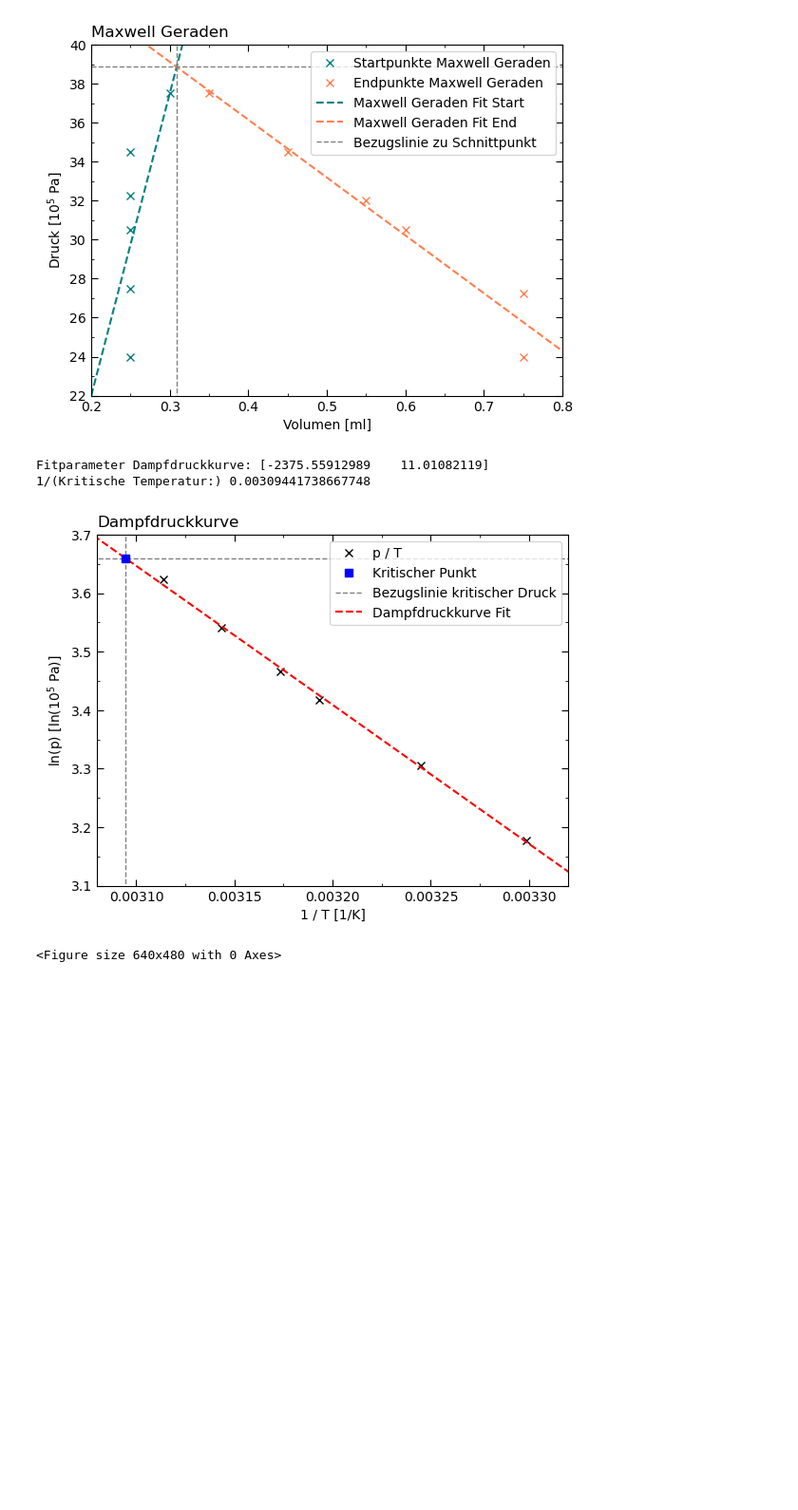
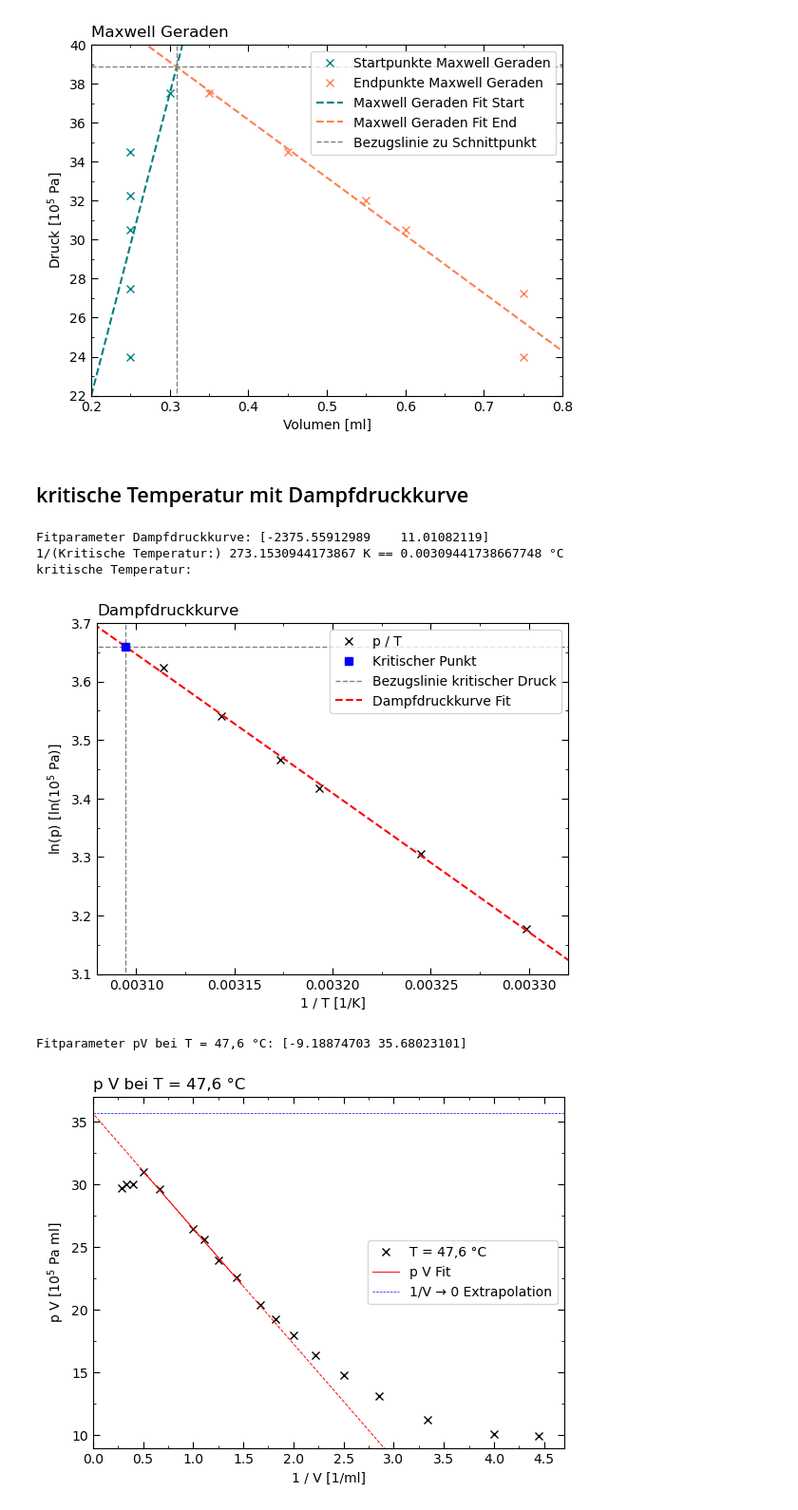
Before and after one commit to Bonsai-Tr33/C-Praktikum, a Jupyter notebook: 31/Evaluation/Evaluate.ipynb, the cells around one changed output. Shown: that part at 95% size. Drawn from its saved outputs; the diff is of its cells as text; code cells hidden in the pictures; blank space fills up the shorter version.

```diff
--- a/31/Evaluation/Evaluate.ipynb
+++ b/31/Evaluation/Evaluate.ipynb
@@ -120,6 +127,8 @@ Fitparameter Startpunkte Maxwell Geraden: [155.  -9.]
 Fitparameter Endpunkte Maxwell Geraden: [-29.66019417  48.01294498]
 Intersection point: ( 0.30874518051065675 , 38.855502979150536 )
 [figure]
+# %% [markdown]
+## kritische Temperatur mit Dampfdruckkurve
 # %%
 # Dampfdruckkurve implimentieren
 DataPT = np.array([[24, 303.15], [27.25, 308.15], [30.5, 313.15], [32, 315.15], [34.5, 318.15], [37.5, 321.15]])
@@ -130,7 +139,8 @@ aPT, bPT = paramsPT
 print('Fitparameter Dampfdruckkurve:', paramsPT)
 
 TK = (np.log(y_int) - bPT)*1/aPT
-print('1/(Kritische Temperatur:)', TK)
+print('1/(Kritische Temperatur:)', TK+273.15, 'K ==', TK, '°C')
+print('kritische Temperatur:')
 
 plt.plot(1/DataPT[:,1], np.log(DataPT[:,0]), 'x', label='p / T', color='black')
 plt.plot(TK, np.log(y_int), 's', label='Kritischer Punkt', color='blue', zorder=5)
@@ -150,10 +160,54 @@ plt.tick_params(axis='both', which='major', direction='in', right=True, top=True
 plt.xlim(0.00308, 0.00332)
 plt.ylim(3.1, 3.7)
 plt.legend()
+plt.savefig(img_path / 'Dampfdruckkurve.png', bbox_inches='tight')
 plt.show()
-plt.savefig(img_path / 'Dampfdruckkurve.png', bbox_inches='tight')
 # %% [output]
 Fitparameter Dampfdruckkurve: [-2375.55912989    11.01082119]
-1/(Kritische Temperatur:) 0.00309441738667748
+1/(Kritische Temperatur:) 273.1530944173867 K == 0.00309441738667748 °C
+kritische Temperatur:
 [figure]
-<Figure size 640x480 with 0 Axes>
+# %%
+TK += 273.15
+
+# für 47,6 °C gibt es Data48
+pV48 = np.array([Data48[i][0] * Data48[i][1] for i in range(len(Data48))])
+Vinv48 = np.array([1/Data48[i][1] for i in range(len(Data48))])
+
+limp = 1.5
+limm = 0.5
+
+mask = (Vinv48 <= limp) & (Vinv48 >= limm)
+paramPV48, covPV48 = sc.curve_fit(lin, Vinv48[mask], pV48[mask])
+errorsPV48 = np.sqrt(np.diag(covPV48))
+aPV48, bPV48 = paramPV48
+
+fitRange = np.linspace(-1, 5, 100)
+maskF = (fitRange <= limp) & (fitRange >= limm)
+
+print('Fitparameter pV bei T = 47,6 °C:', paramPV48)
+
+plt.plot(Vinv48, pV48, 'x', label='T = 47,6 °C', color='black')
+plt.plot(fitRange[maskF], lin(fitRange[maskF], *paramPV48), label='p V Fit', linestyle='-', color='red', linewidth=0.7)
+plt.plot(fitRange[~maskF], lin(fitRange[~maskF], *paramPV48), label='_nolegend_', linestyle='--', color='red', linewidth=0.7)
+# plt.vlines(x=limm, color='gray', linestyle='--', ymin=0, ymax=40, linewidth=0.5, label='Fitbereich')
+# plt.vlines(x=limp, color='gray', linestyle='--', ymin=0, ymax=40, linewidth=0.5)
+plt.hlines(y=bPV48, color='blue', linestyle='--', xmin=0, xmax=6, linewidth=0.5, label='1/V → 0 Extrapolation')
+plt.legend(loc='center right')
+plt.xlabel('1 / V [1/ml]')
+plt.ylabel('p V [10$^5$ Pa ml]')
+plt.title('p V bei T = 47,6 °C', loc='left')
+
+plt.gca().yaxis.set_minor_locator(AutoMinorLocator(2))
+plt.gca().xaxis.set_minor_locator(AutoMinorLocator(2))
+plt.xticks(np.arange(-1, 6, 0.5))
+plt.yticks(np.arange(5, 40, 5))
+plt.tick_params(axis='both', which='minor', direction='in', right=True, top=True)
+plt.tick_params(axis='both', which='major', direction='in', right=True, top=True, length=5)
+plt.xlim(0, 4.7)
+plt.ylim(9, 37)
+plt.savefig(img_path / 'pV48C.png', bbox_inches='tight')
+plt.show()
+# %% [output]
+Fitparameter pV bei T = 47,6 °C: [-9.18874703 35.68023101]
+[figure, added]
```
Also changed, not shown: parts of 6 cells of this notebook, 10 other files.
